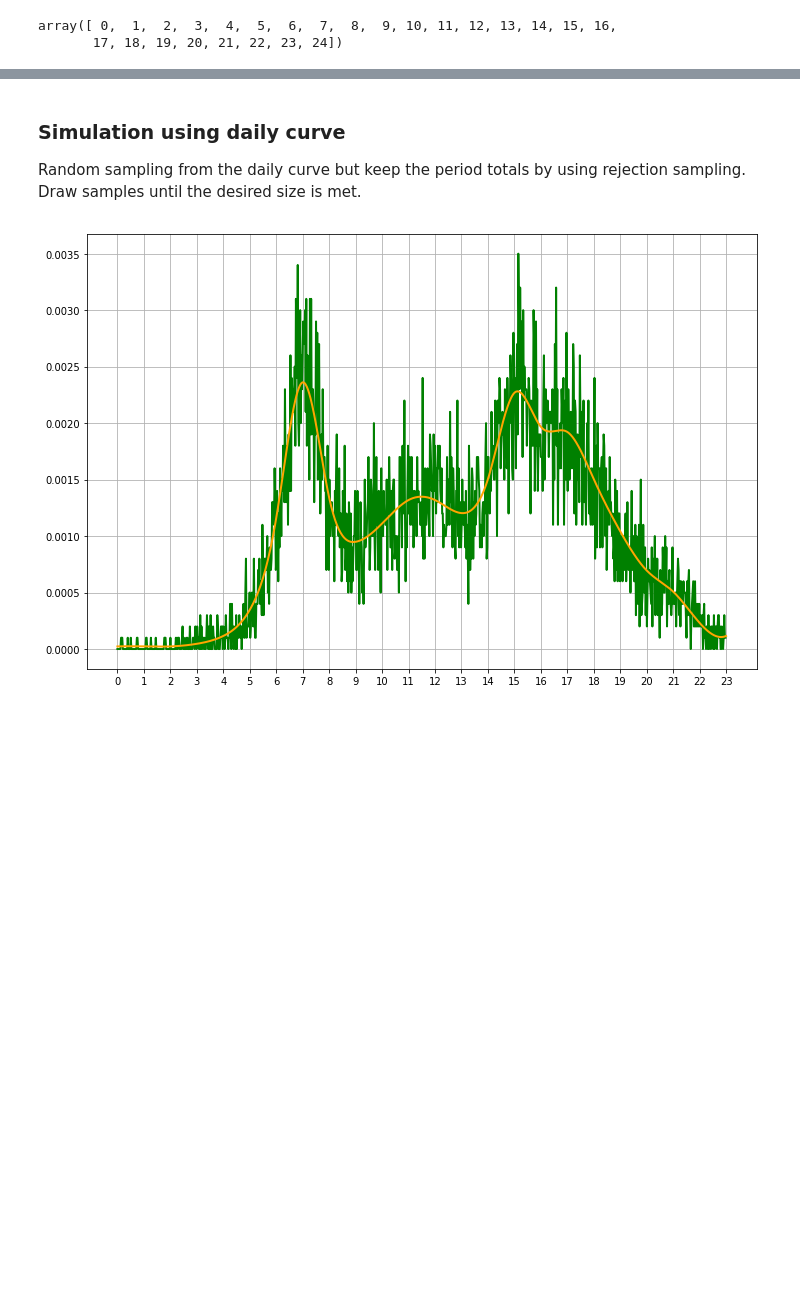
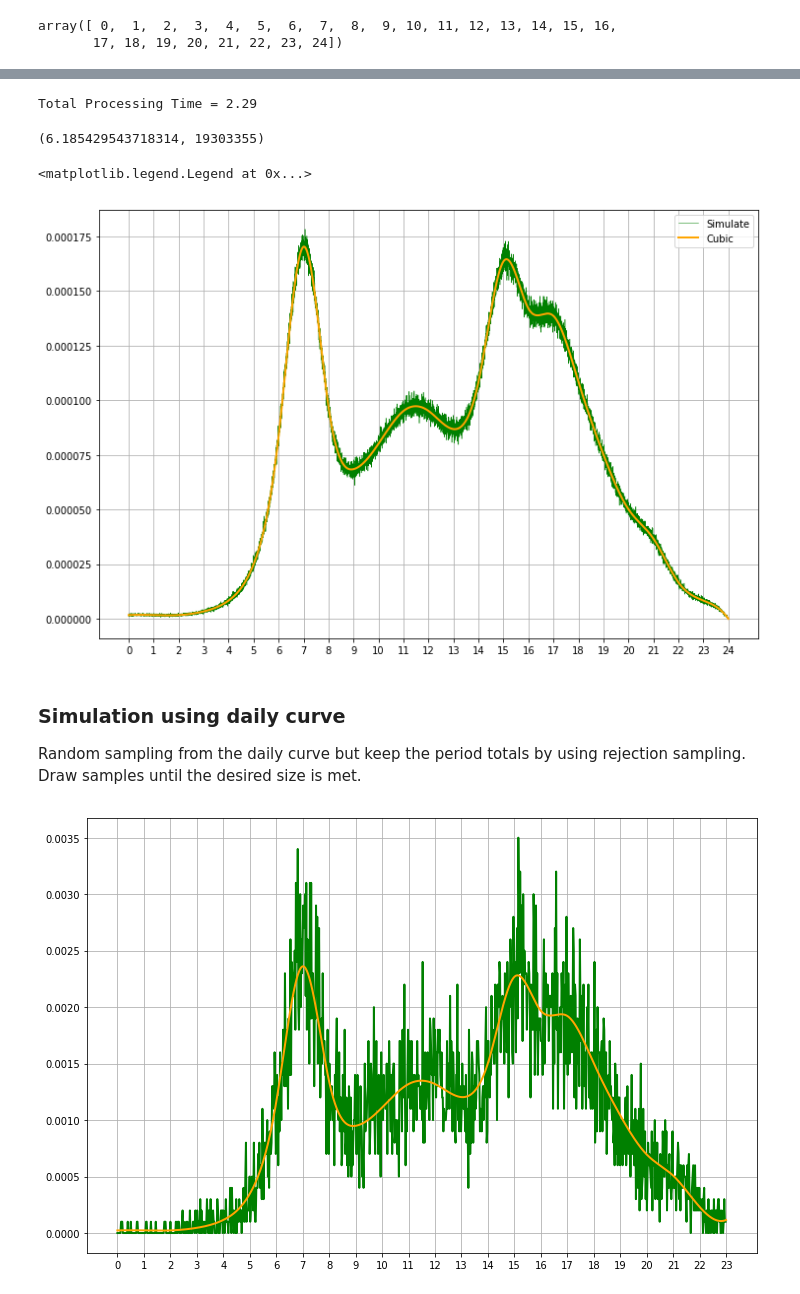
Before and after one commit to xys234/Work, a Jupyter notebook: notebooks/2018_10_16_SWIFT_Diurnal_Simulation.ipynb, the cells around one changed output, grey strips where cells are left out. Drawn from its saved outputs; the diff is of its cells as text; code cells hidden in the pictures; blank space fills up the shorter version.

```diff
--- a/notebooks/2018_10_16_SWIFT_Diurnal_Simulation.ipynb
+++ b/notebooks/2018_10_16_SWIFT_Diurnal_Simulation.ipynb
@@ -27,0 +78,2 @@ ys.shape, max(ys), xs[np.argmax(ys)]
+# %%
+dt_gen = DTGenerator(x=hours, prob=share, interp=points, seed=42)
@@ -28,3 +84,30 @@ ys.shape, max(ys), xs[np.argmax(ys)]
+# %%
+start = time.clock()
+departure_times = np.array([])
+for trip, period in zip(trips, periods):
+    departure_times = np.concatenate([departure_times,dt_gen.dt(period, trip)])
+end = time.clock()
+print("Total Processing Time = {0:.2f}".format(end-start))
+# %% [output]
+Total Processing Time = 2.29
+# %%
+departure_times[0], len(departure_times)
+# %% [output]
+(6.185429543718314, 19303355)
+# %%
+hist, bin_edges = np.histogram(departure_times, bins=dt_gen._x_interp, density=False)
+hist = hist / sum(hist)
+# %%
+fig, ax = plt.subplots(figsize=(12,8))
+ax.plot(bin_edges[:-1], hist, color='green', linewidth=0.5, label='Simulate')
+ax.plot(xs, ys, color='orange', linewidth=2, label='Cubic')
+ax.set_xticks(hours)
+ax.set_xticklabels(hours)
+ax.grid(True)
+ax.legend()
+# %% [output]
+<matplotlib.legend.Legend at 0x...>
+[figure, added]
 # %% [markdown]
 ### Simulation using daily curve
 Random sampling from the daily curve but keep the period totals by using rejection sampling.
```
Also changed, not shown: parts of 18 cells of this notebook, 12 other files.
